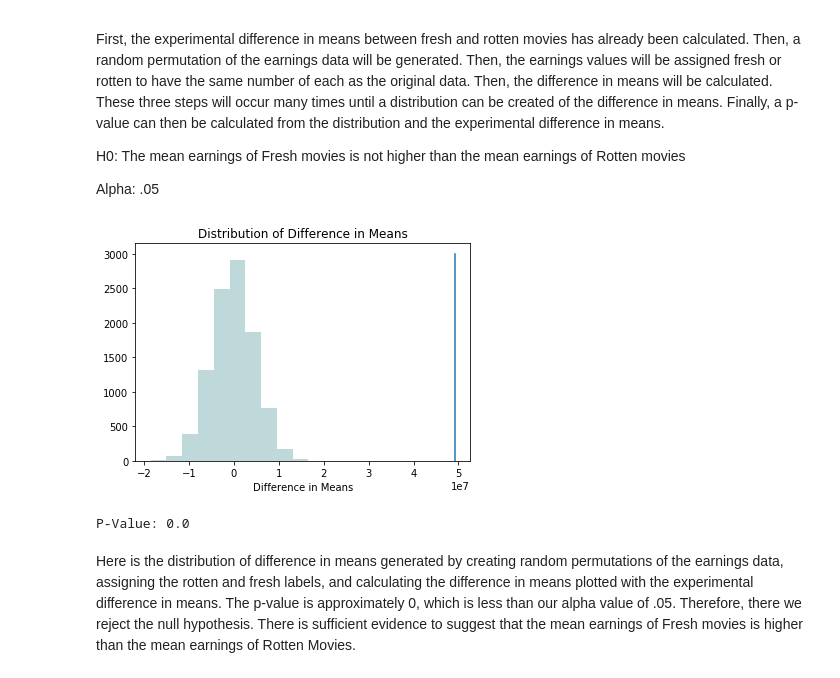
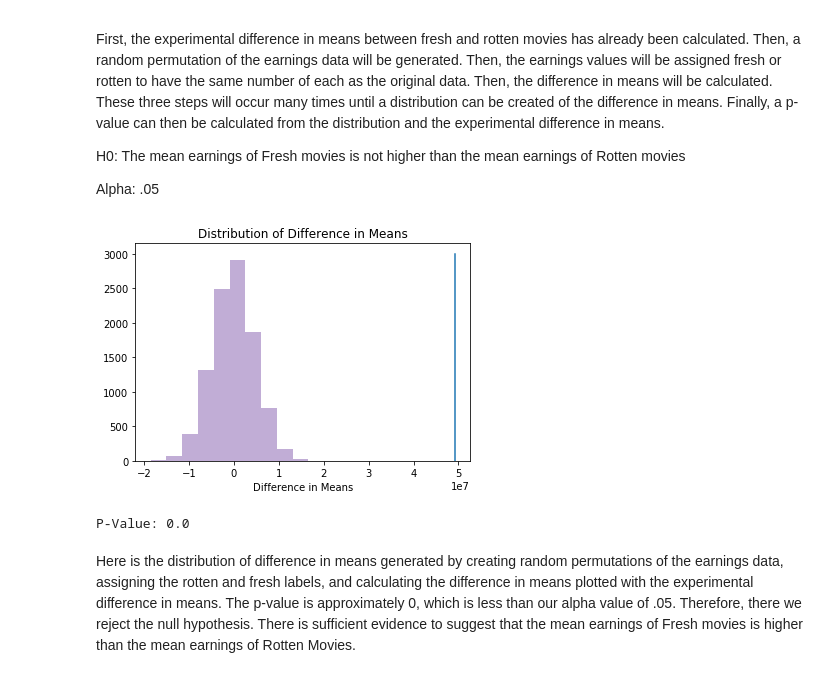
Before and after one commit to brndnzh/Rotten_Tomatoes_Effect, a Jupyter notebook: Rotten_Tomatoes_Effect_Script.ipynb, the cells around one changed output. Cells and saved outputs as stored; diff of their text form; code cells hidden in the pictures.

```diff
--- a/Rotten_Tomatoes_Effect_Script.ipynb
+++ b/Rotten_Tomatoes_Effect_Script.ipynb
@@ -397,29 +399,29 @@ Alpha: .05
 # %%
 # setting a random seed so that this is repeatable. I'll be using 18 for my current age
 np.random.seed(18)
 
 # generating distribution of difference in means
 num_f = np.sum(movies_df.tomatometer_status != "Rotten")
 diff_means = []
 for i in range(10000) :
     rand_permutation = np.random.permutation(movies_df.earnings)
     perm_sample_f = rand_permutation[0:num_f]
     perm_sample_r = rand_permutation[num_f:]
     diff_means.append(np.mean(perm_sample_f) - np.mean(perm_sample_r))
 
 # displaying histogram of distribution of difference in means with experimental difference in means
-sns.distplot(diff_means, kde = False, bins = 10, color = "cadetblue")
+sns.distplot(diff_means, kde = False, bins = 10, color = "rebeccapurple")
 plt.ylabel("")
 plt.xlabel("Difference in Means")
 plt.title("Distribution of Difference in Means")
 plt.plot([e_diff_means, e_diff_means], [0, 3000])
 plt.show()
 
 # calculating and printing p-value
 p_val = np.sum(np.array(diff_means) >= e_diff_means) / len(diff_means)
 print("P-Value: " + str(p_val))
 # %% [output]
-[figure, old version]
+[figure, new version]
 P-Value: 0.0
 # %% [markdown]
 Here is the distribution of difference in means generated by creating random permutations of the earnings data, assigning the rotten and fresh labels, and calculating the difference in means plotted with the experimental difference in means. The p-value is approximately 0, which is less than our alpha value of .05. Therefore, there we reject the null hypothesis. There is sufficient evidence to suggest that the mean earnings of Fresh movies is higher than the mean earnings of Rotten Movies.
```
Also changed, not shown: parts of 9 cells of this notebook.
